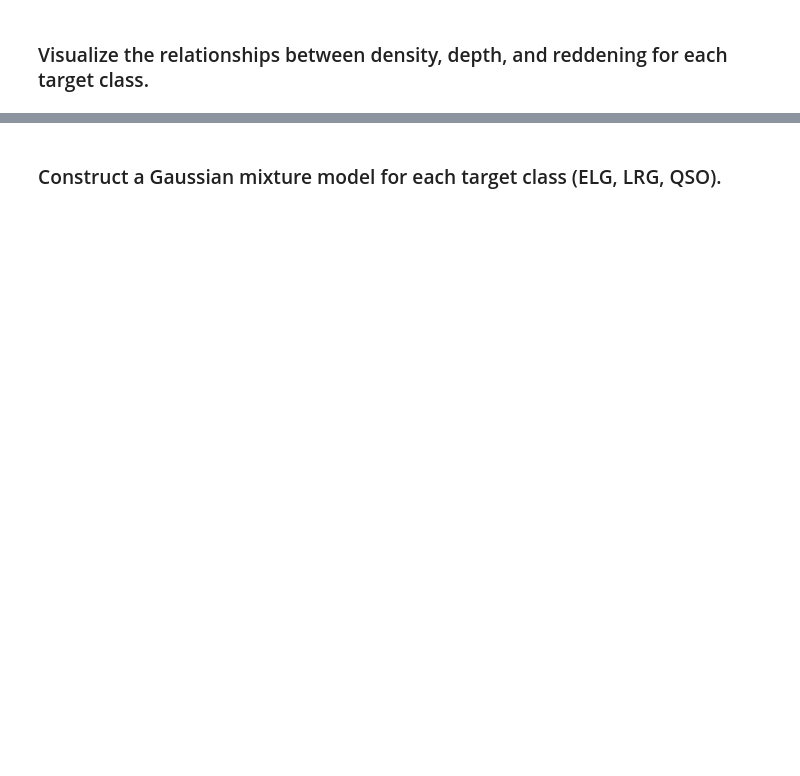
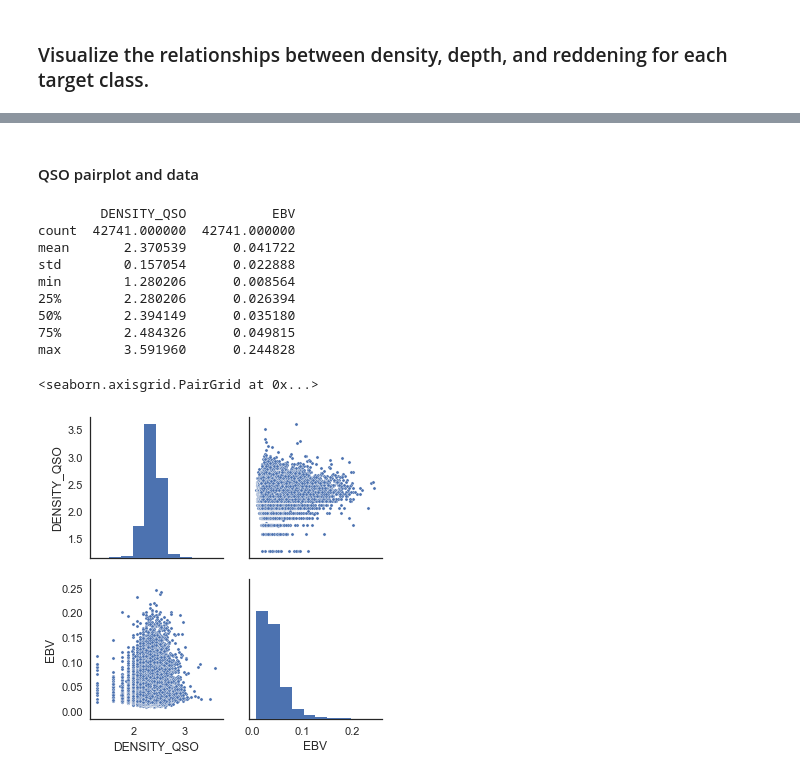
Before and after one commit to desihub/desitarget, a Jupyter notebook: doc/nb/target-fluctuations.ipynb, the cells around one changed output, grey strips where cells are left out. Drawn from its saved outputs; the diff is of its cells as text; code cells hidden in the pictures; blank space fills up the shorter version.

```diff
--- a/doc/nb/target-fluctuations.ipynb
+++ b/doc/nb/target-fluctuations.ipynb
@@ -128,2 +165,0 @@ qa_bic(ncomparray, bic_qso, title='QSO')
-# %% [markdown]
-### Construct a Gaussian mixture model for each target class (ELG, LRG, QSO).
@@ -133,0 +170,17 @@ alltarget = ('ELG', 'LRG', 'QSO')
+# %% [markdown]
+#### QSO pairplot and data
+# %%
+print(info[qsocols].describe())
+sns.pairplot(info[qsocols], plot_kws={'s': 10})
+# %% [output]
+        DENSITY_QSO           EBV
+count  42741.000000  42741.000000
+mean       2.370539      0.041722
+std        0.157054      0.022888
+min        1.280206      0.008564
+25%        2.280206      0.026394
+50%        2.394149      0.035180
+75%        2.484326      0.049815
+max        3.591960      0.244828
+<seaborn.axisgrid.PairGrid at 0x...>
+[figure, added]
```
Also changed, not shown: parts of 29 cells of this notebook.
